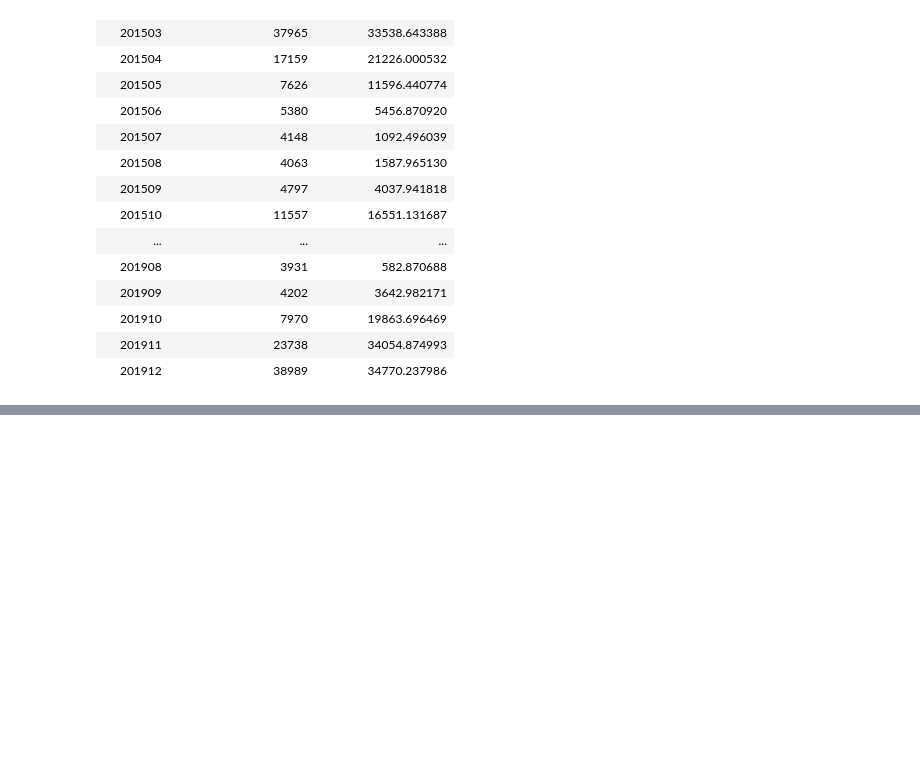
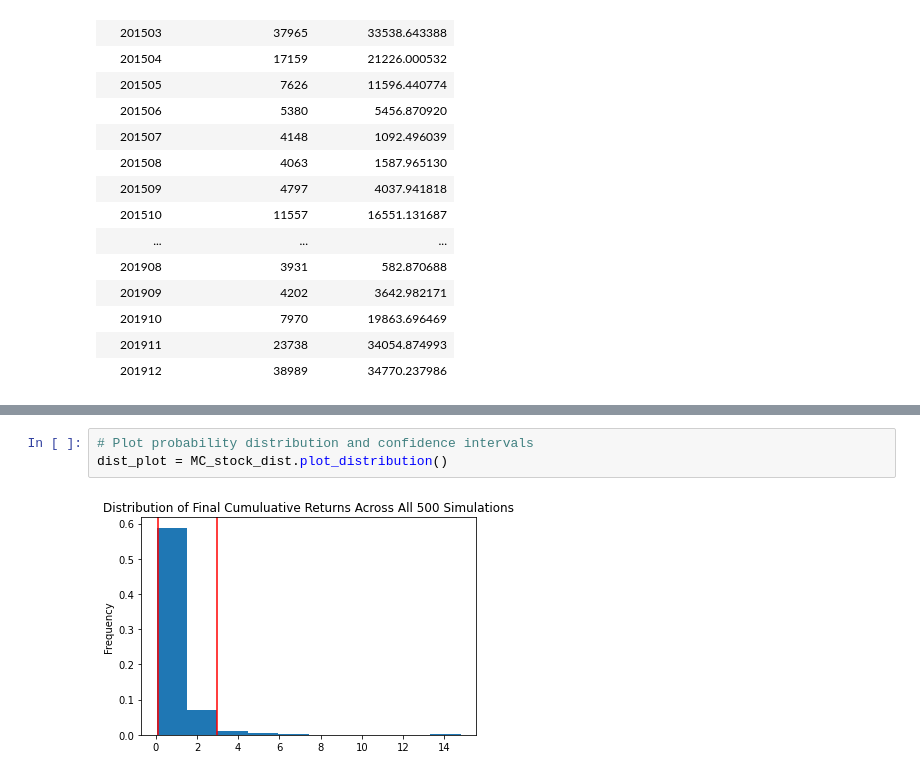
Before and after one commit to SabahatJK/EDA_NG, a Jupyter notebook: Starter Code_SK.ipynb, the cells around one changed output, grey strips where cells are left out. Cells and saved outputs as stored; diff of their text form; blank space fills up the shorter version.

```diff
--- a/Starter Code_SK.ipynb
+++ b/Starter Code_SK.ipynb
@@ -990,0 +1067,5 @@ pn.Column(interact_panel[0][0], interact_panel[1][0], scroll=False, width=500)
+# %%
+# Plot probability distribution and confidence intervals
+dist_plot = MC_stock_dist.plot_distribution()
+# %% [output]
+[figure, added]
```
Also changed, not shown: parts of 10 cells of this notebook.
